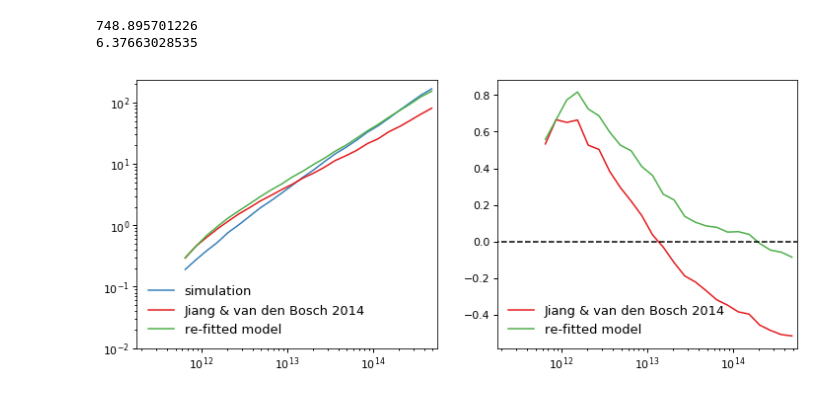
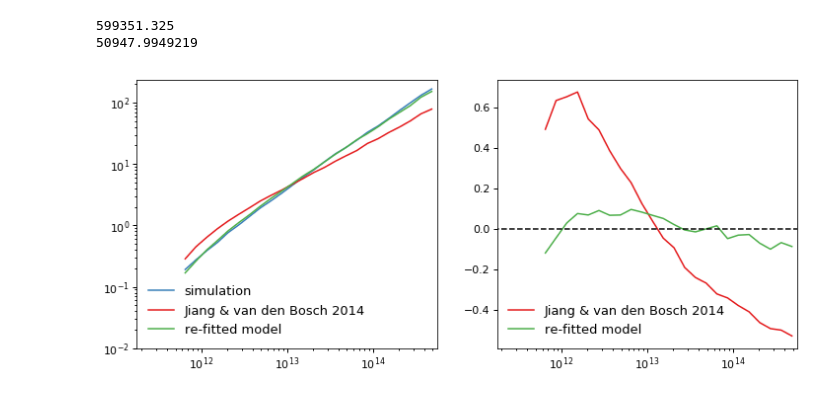
Before and after one commit to aphearin/subhalo_based_csmf, a Jupyter notebook: test_jiang_monte_carlo.ipynb, the cells around one changed output. Cells and saved outputs as stored; diff of their text form; code cells hidden in the pictures.

Commit message:
Manually tuning the new parameters

```diff
--- a/test_jiang_monte_carlo.ipynb
+++ b/test_jiang_monte_carlo.ipynb
@@ -43,9 +45,31 @@ def mean_nsub_prediction(beta, zeta, gamma1, alpha1, gamma2, alpha2):
                                            hosts['halo_mvir'][host_halo_sample_mask], haloprop_bins)
     return mean_occupation_model
 
-def chi2_mean_nsub(beta, zeta, gamma1, alpha1, gamma2, alpha2):
+def subhalo_counts_prediction(beta, zeta, gamma1, alpha1, gamma2, alpha2):
+    params = dict(beta=beta, zeta=zeta, gamma1=gamma1, alpha1=alpha1,
+                 gamma2=gamma2, alpha2=alpha2)
+    mc_nsub, mc_subhalo_mpeak = monte_carlo_subhalo_population(hosts['halo_mvir'][host_halo_sample_mask],
+                                                           log10_msub_min,
+                                                           np.log10(haloprop_bins), **params)
+    model_subs_mhost = np.repeat(hosts['halo_mvir'][host_halo_sample_mask], mc_nsub)
+    return np.histogram(model_subs_mhost,
+                                bins=haloprop_bins)[0].astype('f4')
+
+
+def chi2_mean_nsub(params):
+    beta, zeta, gamma1, alpha1, gamma2, alpha2 = params
     mean_occupation_model = mean_nsub_prediction(beta, zeta, gamma1, alpha1, gamma2, alpha2)
     return np.sum((mean_occupation_model - mean_occupation_bolshoi)**2/host_halo_counts)
+
+def chi2_subhalo_counts(params):
+    beta, zeta, gamma1, alpha1, gamma2, alpha2 = params
+
+    num_mocks = 10
+    chi2_arr = np.zeros(num_mocks)
+    for i in range(num_mocks):
+        subhalo_counts_model = subhalo_counts_prediction(beta, zeta, gamma1, alpha1, gamma2, alpha2)
+        chi2_arr[i] = np.sum((subhalo_counts_model - subhalo_counts_bolshoi)**2/host_halo_counts_bolshoi)
+    return np.mean(chi2_arr)
 
 
 beta_jiang14 = 5.67
@@ -55,46 +79,60 @@ alpha1_jiang14 = -0.83
 gamma2_jiang14 = 1.33
 alpha2_jiang14 = -0.02
 
-print(chi2_mean_nsub(beta_jiang14, zeta_jiang14,
+print(chi2_subhalo_counts((beta_jiang14, zeta_jiang14,
               gamma1_jiang14, alpha1_jiang14,
-              gamma2_jiang14, alpha2_jiang14))
+              gamma2_jiang14, alpha2_jiang14)))
 
-print(chi2_mean_nsub(beta_jiang14, zeta_jiang14,
+print(chi2_subhalo_counts((beta_jiang14, zeta_jiang14,
               gamma1_jiang14, -0.925,
-              gamma2_jiang14, alpha2_jiang14))
+              gamma2_jiang14, alpha2_jiang14)))
 # %% [output]
-748.895701226
-6.37663028535
+599351.325
+50947.9949219
 # %%
 fig, (ax1, ax2) = plt.subplots(1, 2, figsize=(12, 5))
 
 mean_occupation_model1 = mean_nsub_prediction(beta_jiang14, zeta_jiang14,
                                               gamma1_jiang14, alpha1_jiang14,
                                               gamma2_jiang14, alpha2_jiang14)
 
-mean_occupation_model2 = mean_nsub_prediction(beta_jiang14, zeta_jiang14,
-                                              gamma1_jiang14, -0.925,
-                                              gamma2_jiang14, alpha2_jiang14)
+beta_jiang14 = 5.67
+zeta_jiang14 = 1.19
+gamma1_jiang14 = 0.13
+alpha1_jiang14 = -0.83
+gamma2_jiang14 = 1.33
+alpha2_jiang14 = -0.02
+
+beta_new = 4
+zeta_new = zeta_jiang14
+gamma1_new = gamma1_jiang14
+alpha1_new = -0.925
+gamma2_new = 0.25
+alpha2_new = alpha2_jiang14
+
+mean_occupation_model2 = mean_nsub_prediction(beta_new, zeta_new,
+                                              gamma1_new, alpha1_new,
+                                              gamma2_new, alpha2_new)
 
 __=ax1.loglog()
 __=ax1.plot(bin_mids, mean_occupation_bolshoi, label='simulation', color=blue)
 __=ax1.plot(bin_mids, mean_occupation_model1, label='Jiang & van den Bosch 2014', color=red)
 __=ax1.plot(bin_mids, mean_occupation_model2, label='re-fitted model', color=green)
 
 xscale2 = ax2.set_xscale('log')
 fracdiff1 = (mean_occupation_model1 - mean_occupation_bolshoi)/mean_occupation_bolshoi
 fracdiff2 = (mean_occupation_model2 - mean_occupation_bolshoi)/mean_occupation_bolshoi
 
 __=ax2.plot(bin_mids, fracdiff1, label='Jiang & van den Bosch 2014', color=red)
 __=ax2.plot(bin_mids, fracdiff2, label='re-fitted model', color=green)
 __=ax2.plot(np.logspace(log10_mhost_min-1, log10_mhost_max+1, 100), np.zeros(100), '--', color='k')
 
 xlim2 = ax2.set_xlim(xmin=10**(log10_mhost_min-0.5), xmax=10**log10_mhost_max)
 xlim1 = ax1.set_xlim(xmin=10**(log10_mhost_min-0.5), xmax=10**log10_mhost_max)
 ylim1 = ax1.set_ylim(ymin=0.01)
 
 
 legend1 = ax1.legend()
 legend2 = ax2.legend()
 # %% [output]
-[figure, old version]
+[figure, new version]
```
Also changed, not shown: parts of 3 cells of this notebook, 1 other file.
